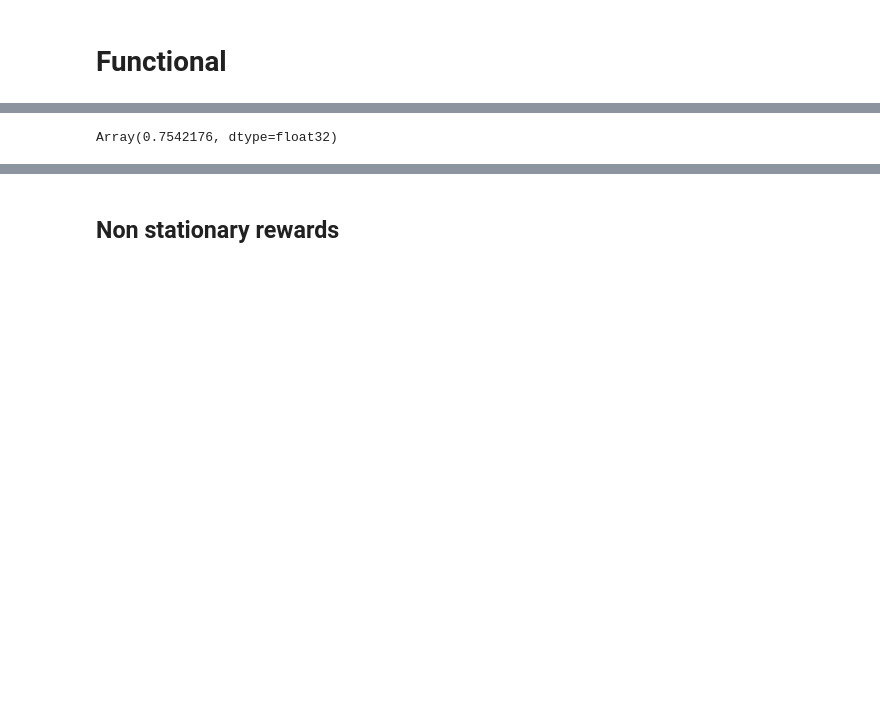
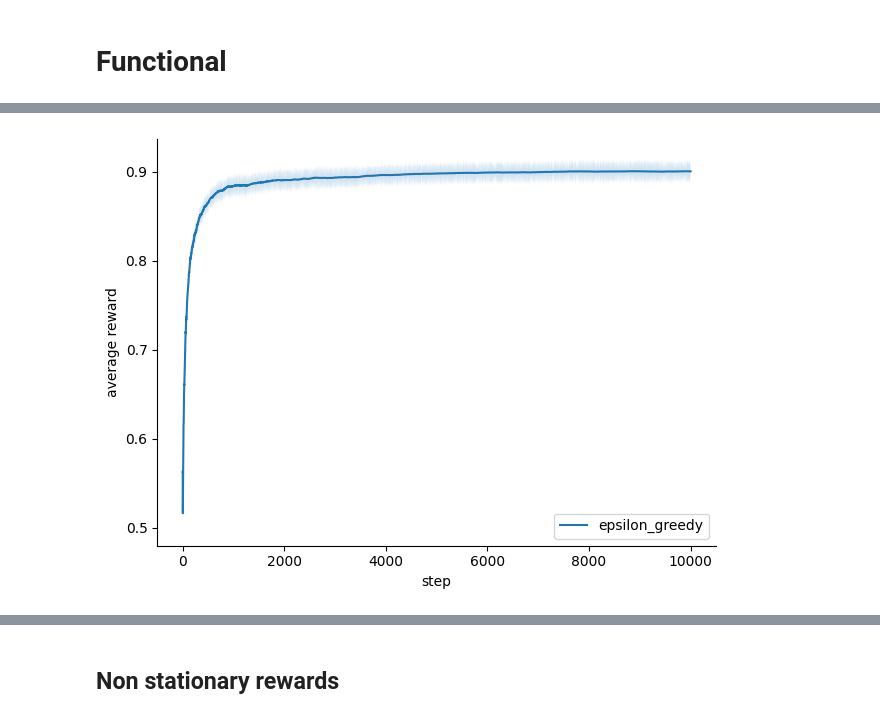
Before and after one commit to clabrugere/jax-bandits, a Jupyter notebook: dev/jax.ipynb, the cells around one changed output, grey strips where cells are left out. Cells and saved outputs as stored; diff of their text form; code cells hidden in the pictures; blank space fills up the shorter version.

```diff
--- a/dev/jax.ipynb
+++ b/dev/jax.ipynb
@@ -173,24 +211,23 @@ Array([1., 0., 0., ..., 1., 1., 1.], dtype=float32)
 # %%
-from bandits.environment import simulate_multiple_datasets
-
-key_r, key_i = jax.random.split(key, 2)
-
-num_iter = 100
 num_datasets = 10
 
-keys_r = jax.random.split(key_r, num_datasets)
-batched_true_rewards, _ = jax.vmap(stationary_rewards, in_axes=(0, None, None))(keys_r, num_steps, num_actions)
+batched_true_rewards, _ = batched_rewards(key_r, stationary_rewards, (), num_steps, num_actions, num_datasets)
 
 state, rewards = simulate_multiple_datasets(
-    key_i,
+    key_s,
     batched_true_rewards,
     epsilon_greedy.select_action,
     epsilon_greedy.update_state,
-    epsilon_greedy.EpsilonGreedyState(0.3, jnp.zeros(num_actions), jnp.zeros(num_actions)),
+    epsilon_greedy.EpsilonGreedyState(
+        epsilon=0.3,
+        values=jnp.zeros(num_actions),
+        counts=jnp.zeros(num_actions),
+        epsilon_decay=0.99,
+    ),
     num_steps,
     num_iter,
 )
 
-rewards.mean()
+plot_rewards(jnp.expand_dims(rewards, axis=0), ["epsilon_greedy"])
 # %% [output]
-Array(0.7542176, dtype=float32)
+[figure, added]
```
Also changed, not shown: parts of 8 cells of this notebook, 8 other files.
